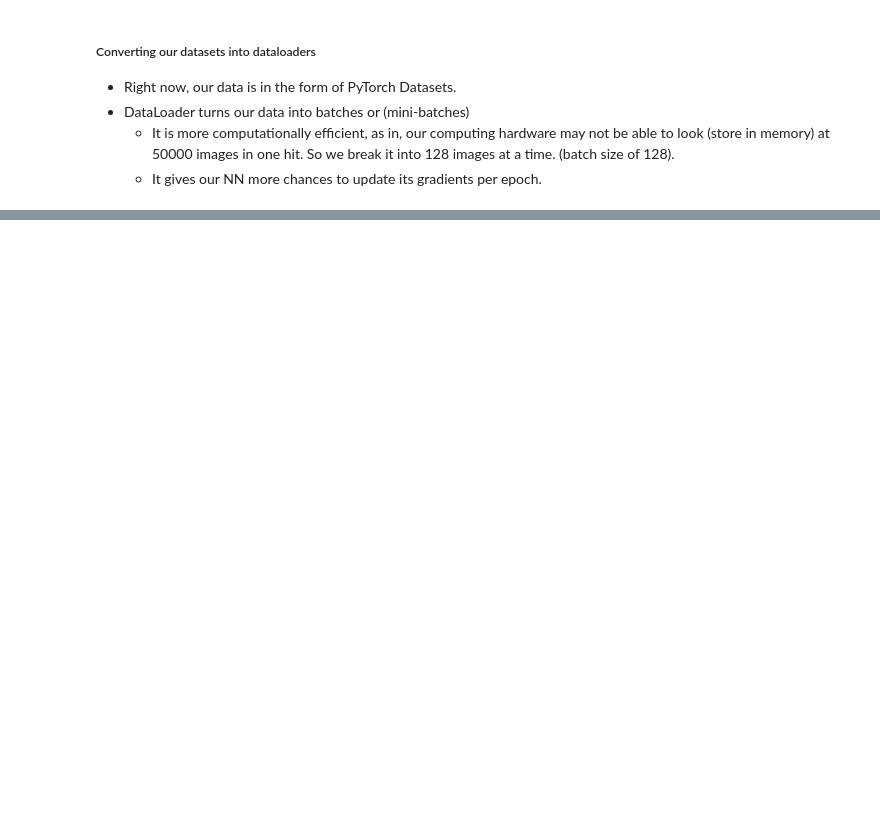
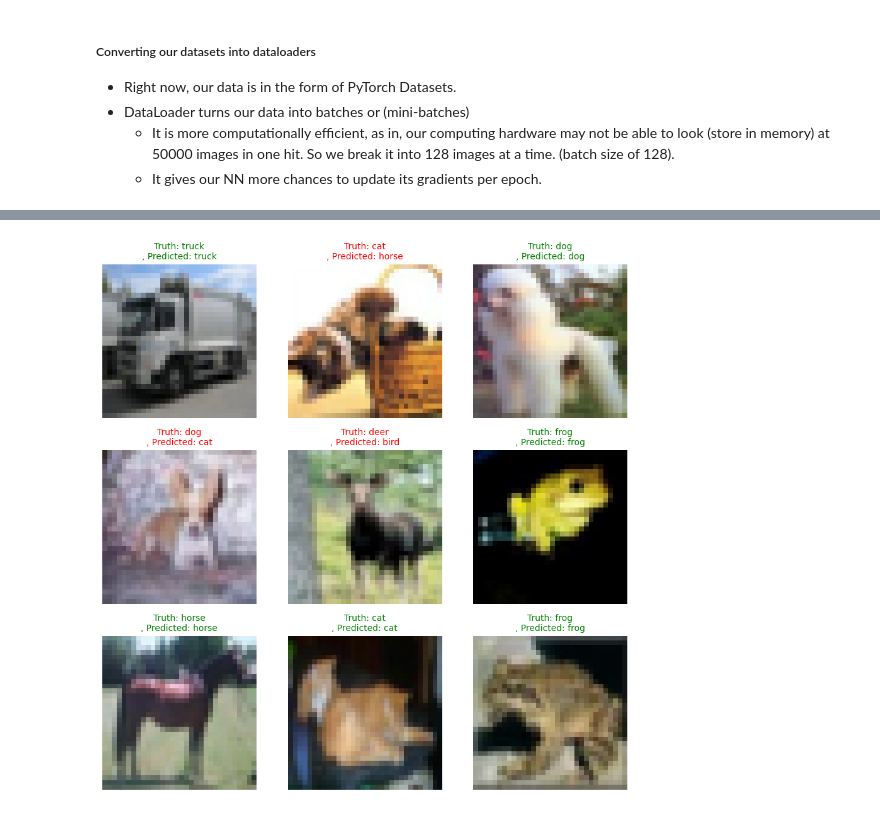
Before and after one commit to harshrajhrj/inter-iit-cv, a Jupyter notebook: Task Three/vit.ipynb, the cells around one changed output, grey strips where cells are left out. Saved outputs shown, nothing was run; the diff lists cells and outputs as text; code cells hidden in the pictures; blank space fills up the shorter version.

```diff
--- a/Task Three/vit.ipynb
+++ b/Task Three/vit.ipynb
@@ -136,0 +183,13 @@ test_dataset = datasets.CIFAR10(root="data", train=False, download=True, transfo
+# %%
+class TransformerEncoderLayer(nn.Module):
+    def __init__(self, embedDim, numHeads, mlpDim, dropRate):
+        super().__init__()
+        self.norm1 = nn.LayerNorm(embedDim)
+        self.attention = nn.MultiheadAttention(embed_dim=embedDim, num_heads=numHeads, dropout=dropRate, batch_first=True)
+        self.norm2 = nn.LayerNorm(embedDim)
+        self.mlp = MLP(embedDim, mlpDim, dropRate)
+
+    def forward(self, x):
+        x = x + self.attention(self.norm1(x), self.norm1(x), self.norm1(x))[0]
+        x = x + self.mlp(self.norm2(x))
+        return x
@@ -136,0 +335,28 @@ test_dataset = datasets.CIFAR10(root="data", train=False, download=True, transfo
+# %%
+def predictAndPlotGrid(model, dataset, classes, gridSize=3):
+  model.eval()
+  fix, axes = plt.subplots(gridSize, gridSize, figsize=(9, 9))
+  for i in range(gridSize):
+    for j in range(gridSize):
+      idx = random.randint(0, len(dataset) - 1)
+      img, true_label = dataset[idx]
+      input_tensor = img.unsqueeze(dim=0).to(device)
+      with torch.inference_mode():
+        output = model(input_tensor)
+        _, predicted = torch.max(output.data, 1)
+      img = img / 2 + 0.5 # unnormalize images to be able to plot them with matplotlib
+      npimg = img.cpu().numpy()
+      axes[i, j].imshow(np.transpose(npimg, (1, 2, 0)))
+      truth = classes[true_label] == classes[predicted.item()]
+      if truth:
+        color = "g"
+      else:
+        color = "r"
+      axes[i, j].set_title(f"Truth: {classes[true_label]}\n, Predicted: {classes[predicted.item()]}", fontsize=10, c=color)
+      axes[i, j].axis("off")
+  plt.tight_layout()
+  plt.show()
+# %%
+predictAndPlotGrid(model, test_dataset, classes=train_dataset.classes, gridSize=3)
+# %% [output]
+[figure, added]
```
Also changed, not shown: parts of 29 cells of this notebook, 4 other files.
